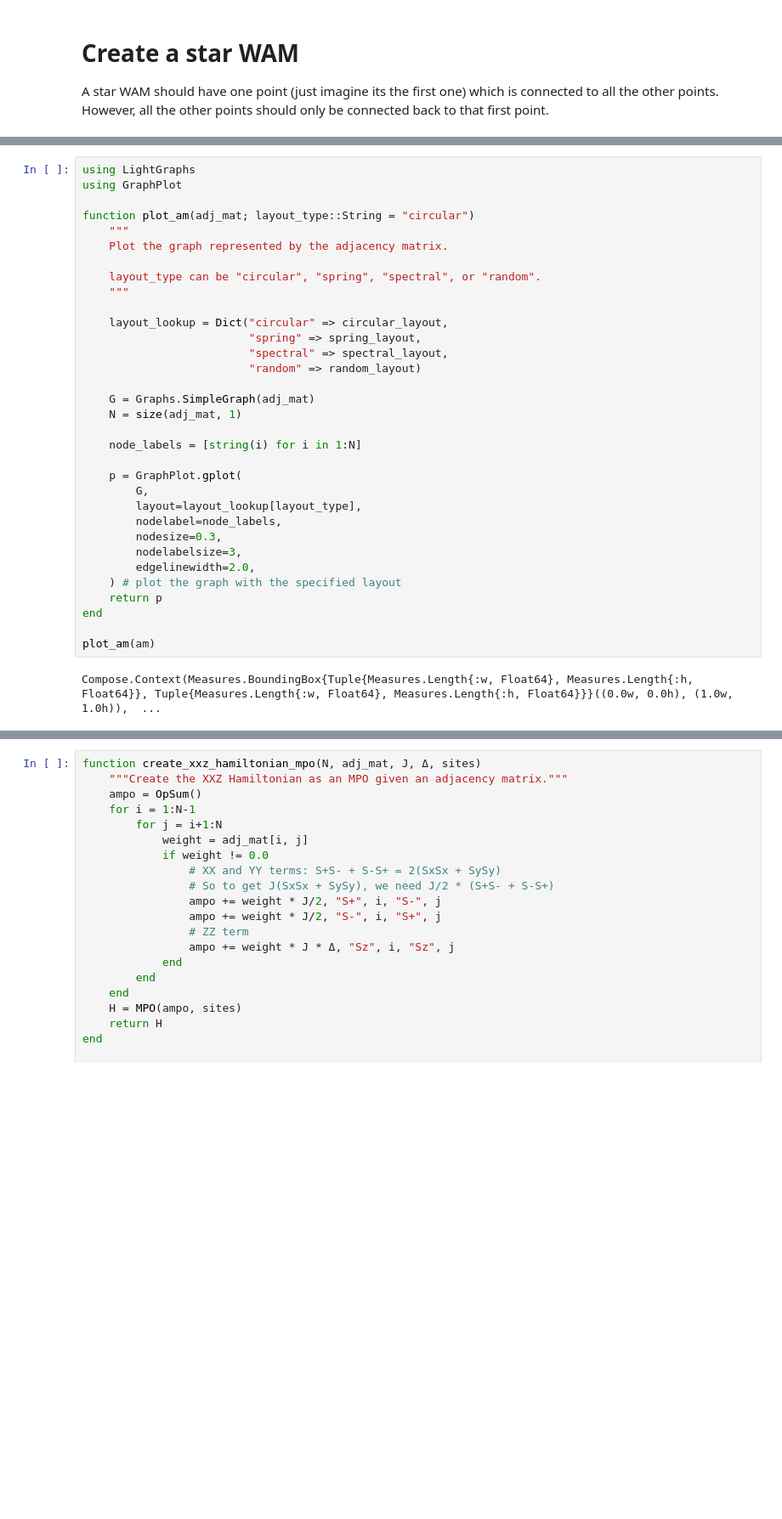
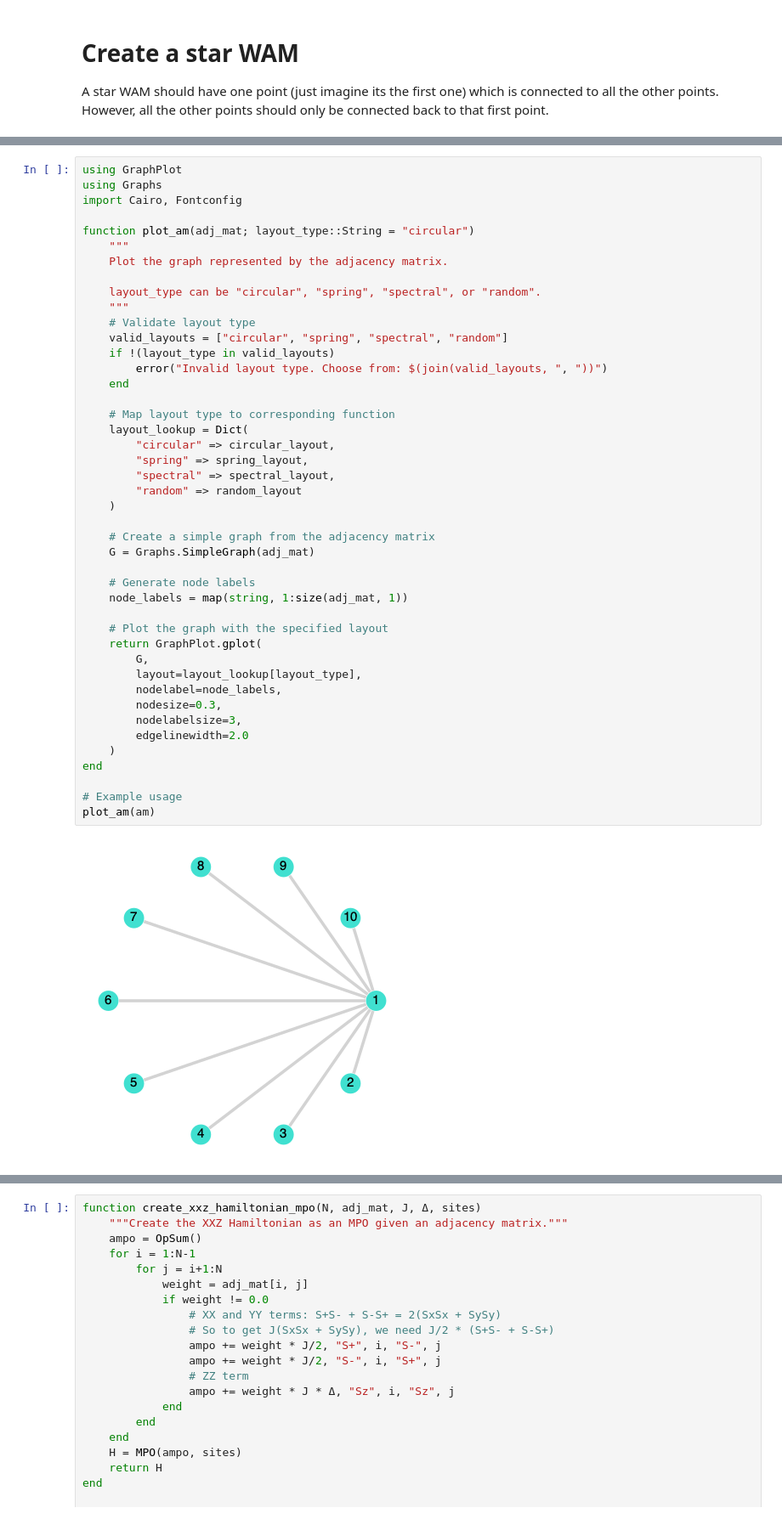
Before and after one commit to jamesnrolfe/MSci-Project, a Jupyter notebook: james/star_representation/stars.ipynb, the cells around one changed output, grey strips where cells are left out. Shown at 85% size. Saved outputs shown, nothing was run; the diff lists cells and outputs as text; blank space fills up the shorter version.

```diff
--- a/james/star_representation/stars.ipynb
+++ b/james/star_representation/stars.ipynb
@@ -32,37 +32,48 @@ am = create_star_wam(10, 0.001, 1.0)
 # %%
-using LightGraphs
 using GraphPlot
+using Graphs
+import Cairo, Fontconfig
 
 function plot_am(adj_mat; layout_type::String = "circular")
     """
     Plot the graph represented by the adjacency matrix.
 
     layout_type can be "circular", "spring", "spectral", or "random".
     """
+    # Validate layout type
+    valid_layouts = ["circular", "spring", "spectral", "random"]
+    if !(layout_type in valid_layouts)
+        error("Invalid layout type. Choose from: $(join(valid_layouts, ", "))")
+    end
 
-    layout_lookup = Dict("circular" => circular_layout,
-                         "spring" => spring_layout,
-                         "spectral" => spectral_layout,
-                         "random" => random_layout)
+    # Map layout type to corresponding function
+    layout_lookup = Dict(
+        "circular" => circular_layout,
+        "spring" => spring_layout,
+        "spectral" => spectral_layout,
+        "random" => random_layout
+    )
 
+    # Create a simple graph from the adjacency matrix
     G = Graphs.SimpleGraph(adj_mat)
-    N = size(adj_mat, 1)
 
-    node_labels = [string(i) for i in 1:N]
+    # Generate node labels
+    node_labels = map(string, 1:size(adj_mat, 1))
 
-    p = GraphPlot.gplot(
+    # Plot the graph with the specified layout
+    return GraphPlot.gplot(
         G,
         layout=layout_lookup[layout_type],
         nodelabel=node_labels,
         nodesize=0.3,
         nodelabelsize=3,
-        edgelinewidth=2.0,
-    ) # plot the graph with the specified layout
-    return p
+        edgelinewidth=2.0
+    )
 end
 
+# Example usage
 plot_am(am)
 # %% [output]
-Compose.Context(Measures.BoundingBox{Tuple{Measures.Length{:w, Float64}, Measures.Length{:h, Float64}}, Tuple{Measures.Length{:w, Float64}, Measures.Length{:h, Float64}}}((0.0w, 0.0h), (1.0w, 1.0h)),  ...
+[figure, added]
 # %% [markdown]
 # Finding the reduced density matricies between pairs
```
Also changed, not shown: parts of 17 cells of this notebook, 6 other files.
